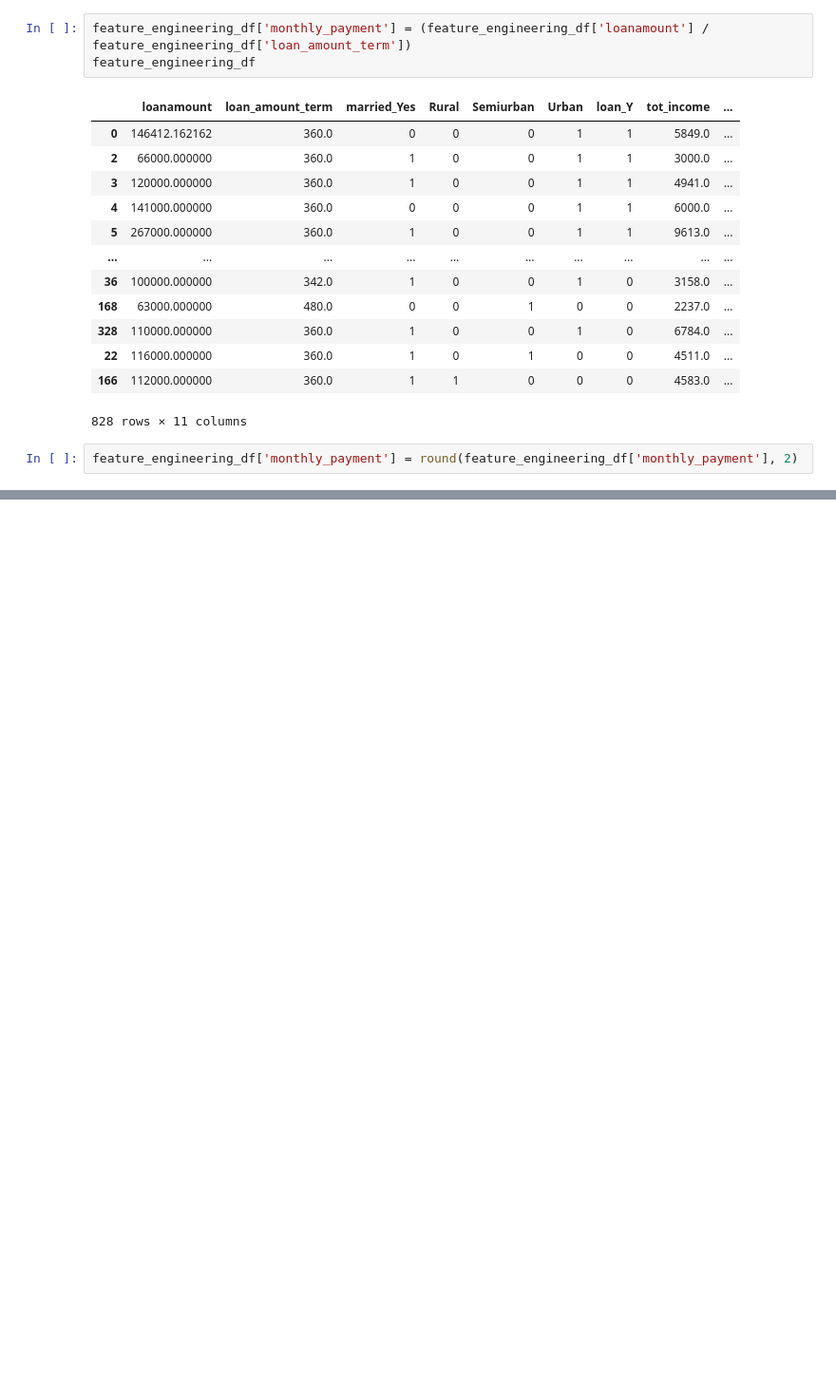
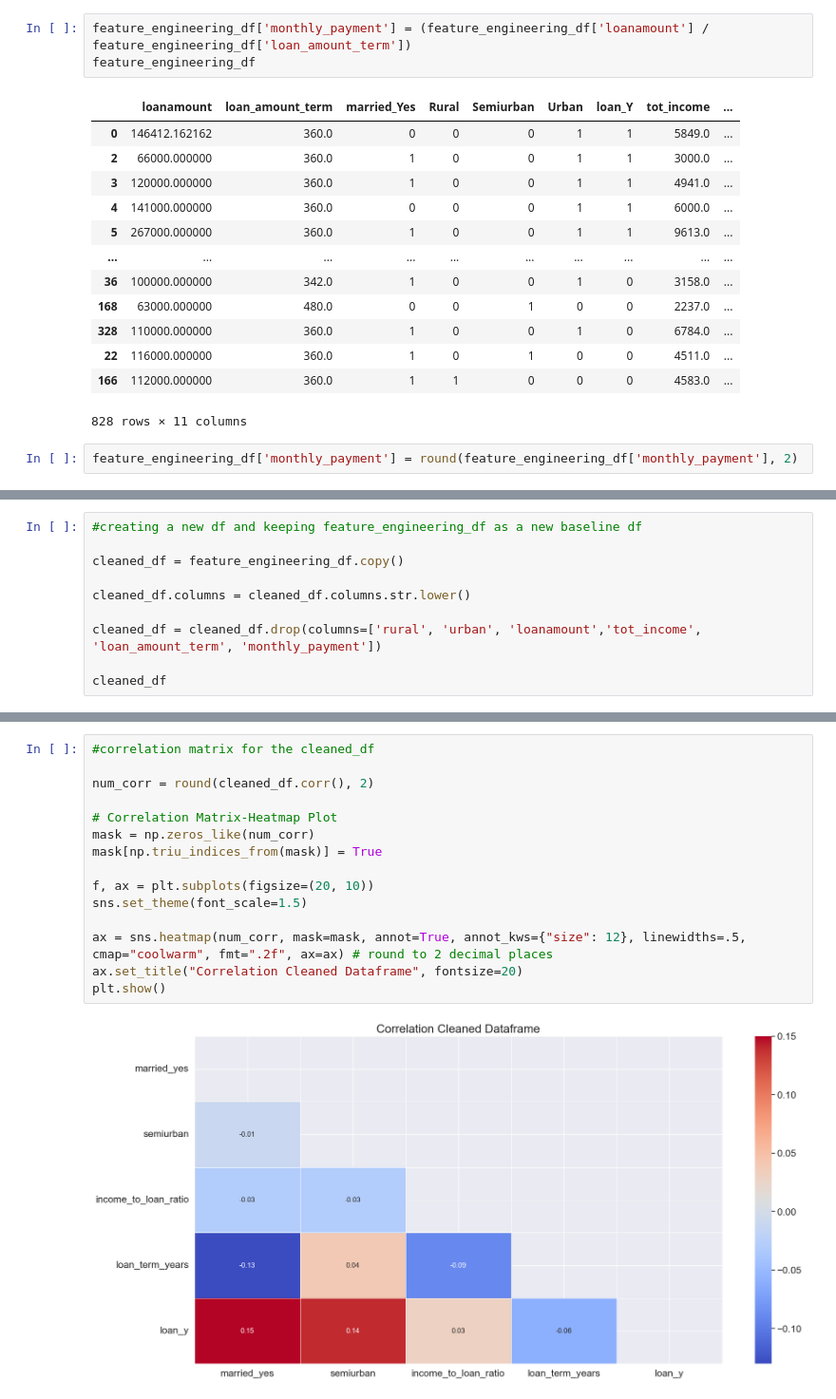
Before and after one commit to MC993/home_loan_approval, a Jupyter notebook: home_loan_notebook.ipynb, the cells around one changed output, grey strips where cells are left out. Shown at 95% size. Drawn from its saved outputs; the diff is of its cells as text; blank space fills up the shorter version.

```diff
--- a/home_loan_notebook.ipynb
+++ b/home_loan_notebook.ipynb
@@ -1421,0 +1474,10 @@ feature_engineering_df
+# %%
+#creating a new df and keeping feature_engineering_df as a new baseline df
+
+cleaned_df = feature_engineering_df.copy()
+
+cleaned_df.columns = cleaned_df.columns.str.lower()
+
+cleaned_df = cleaned_df.drop(columns=['rural', 'urban', 'loanamount','tot_income', 'loan_amount_term', 'monthly_payment'])
+
+cleaned_df
@@ -1421,0 +1498,17 @@ feature_engineering_df
+# %%
+#correlation matrix for the cleaned_df
+
+num_corr = round(cleaned_df.corr(), 2)
+
+# Correlation Matrix-Heatmap Plot
+mask = np.zeros_like(num_corr)
+mask[np.triu_indices_from(mask)] = True
+
+f, ax = plt.subplots(figsize=(20, 10))
+sns.set_theme(font_scale=1.5)
+
+ax = sns.heatmap(num_corr, mask=mask, annot=True, annot_kws={"size": 12}, linewidths=.5, cmap="coolwarm", fmt=".2f", ax=ax) # round to 2 decimal places
+ax.set_title("Correlation Cleaned Dataframe", fontsize=20)
+plt.show()
+# %% [output]
+[figure, added]
```
Also changed, not shown: parts of 48 cells of this notebook, 1 other file.
